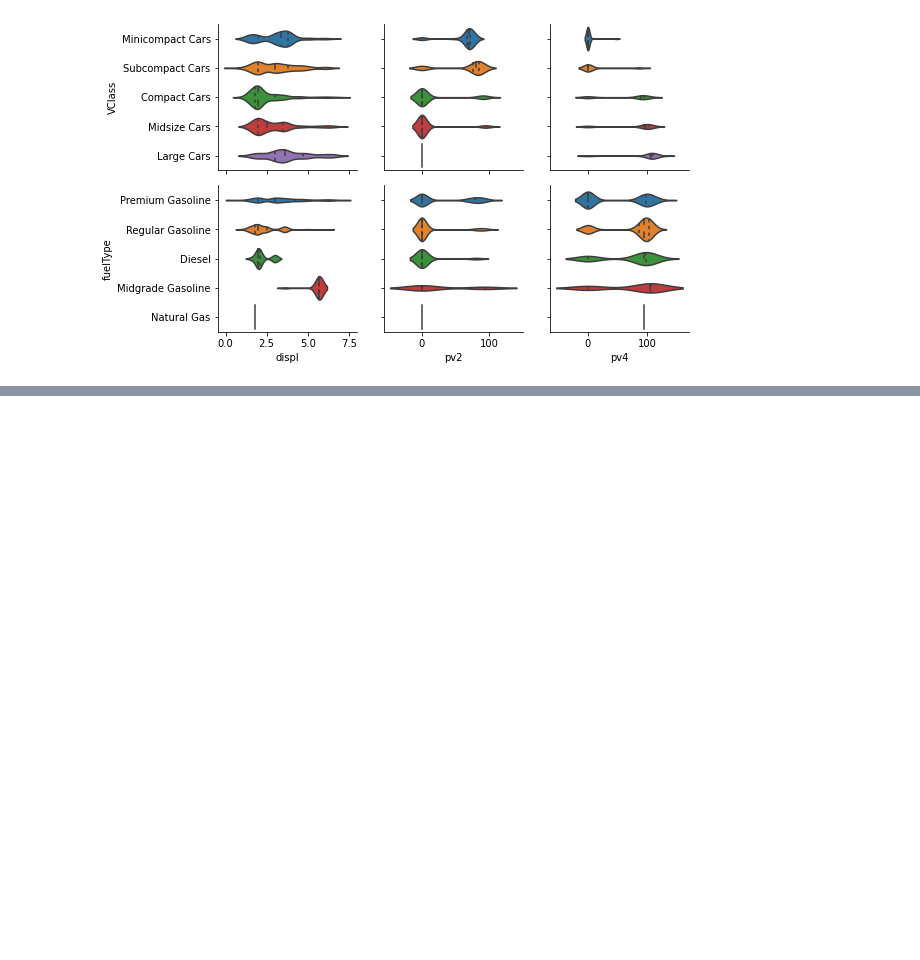
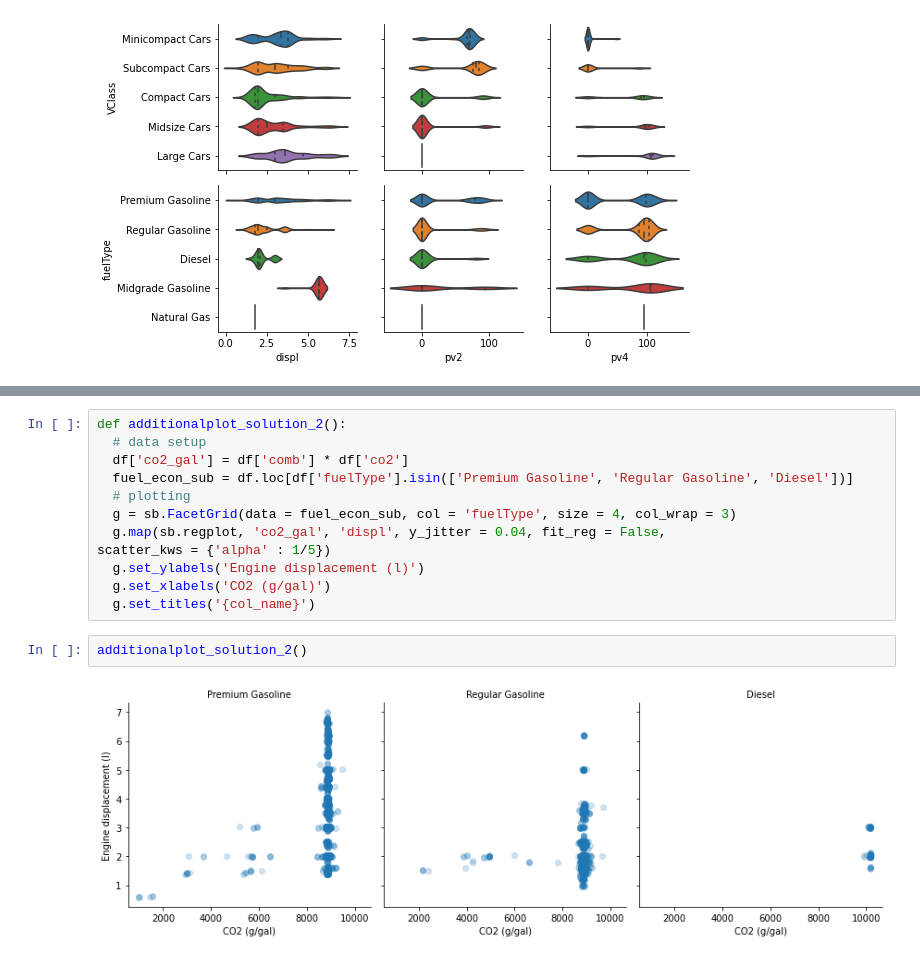
Before and after one commit to Gingercapo/Fuel_Economy, a Jupyter notebook: fuel_Economic.ipynb, the cells around one changed output, grey strips where cells are left out. Saved outputs shown, nothing was run; the diff lists cells and outputs as text; blank space fills up the shorter version.

```diff
--- a/fuel_Economic.ipynb
+++ b/fuel_Economic.ipynb
@@ -278,0 +328,16 @@ g.map(sb.violinplot, inner = 'quartile')
+# %%
+def additionalplot_solution_2():
+  # data setup
+  df['co2_gal'] = df['comb'] * df['co2']
+  fuel_econ_sub = df.loc[df['fuelType'].isin(['Premium Gasoline', 'Regular Gasoline', 'Diesel'])]
+  # plotting
+  g = sb.FacetGrid(data = fuel_econ_sub, col = 'fuelType', size = 4, col_wrap = 3)
+  g.map(sb.regplot, 'co2_gal', 'displ', y_jitter = 0.04, fit_reg = False,
+scatter_kws = {'alpha' : 1/5})
+  g.set_ylabels('Engine displacement (l)')
+  g.set_xlabels('CO2 (g/gal)')
+  g.set_titles('{col_name}')
+# %%
+additionalplot_solution_2()
+# %% [output]
+[figure, added]
```
Also changed, not shown: parts of 9 cells of this notebook.
